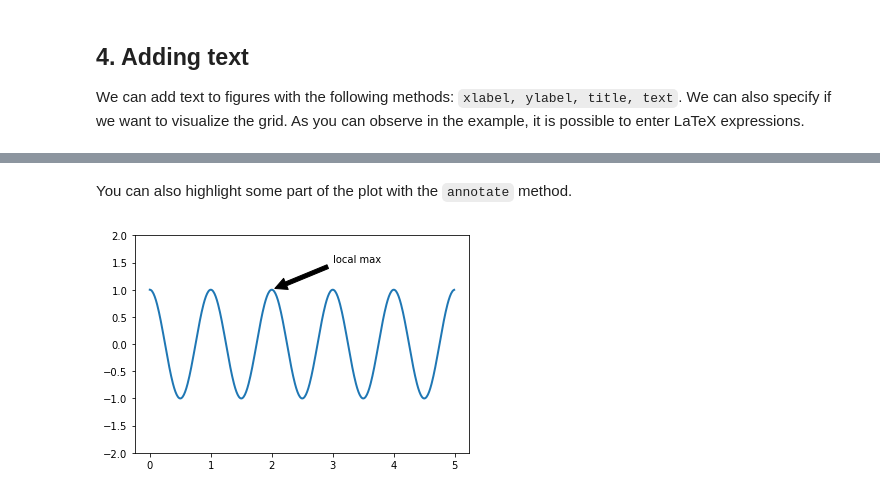
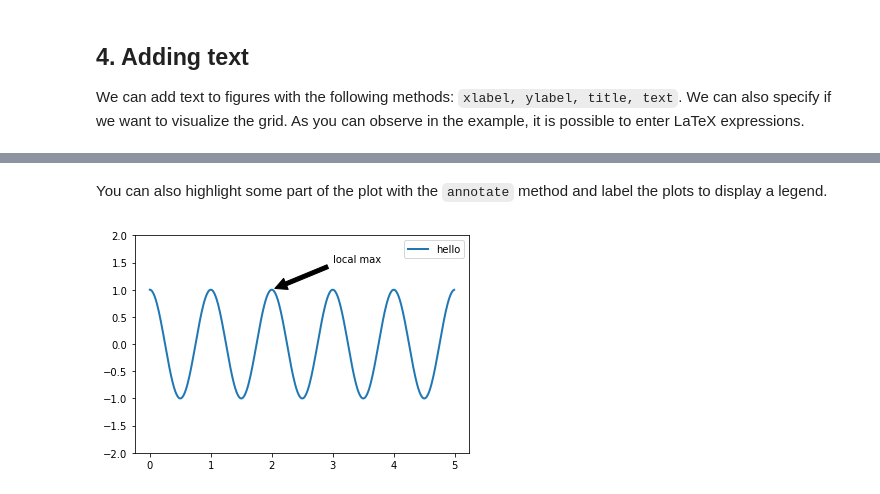
Before and after one commit to claudia-hm/datascience-explained, a Jupyter notebook: visualization/Matplotlib basics.ipynb, the cells around one changed output, grey strips where cells are left out. Drawn from its saved outputs; the diff is of its cells as text; code cells hidden in the pictures.

Commit message:
added fill_between and legend in matplotlib

````diff
--- a/visualization/Matplotlib basics.ipynb
+++ b/visualization/Matplotlib basics.ipynb
@@ -275,17 +290,17 @@ plt.show()
 # %% [markdown]
-You can also highlight some part of the plot with the ```annotate``` method.
+You can also highlight some part of the plot with the ```annotate``` method and label the plots to display a legend.
 # %%
 ax = plt.subplot()
 
 t = np.arange(0.0, 5.0, 0.01)
 s = np.cos(2*np.pi*t)
-line, = plt.plot(t, s, lw=2)
+line, = plt.plot(t, s, lw=2, label="hello")
 
 plt.annotate('local max', xy=(2, 1), xytext=(3, 1.5),
              arrowprops=dict(facecolor='black', shrink=0.05),
              )
-
+plt.legend()
 plt.ylim(-2, 2)
 plt.show()
 # %% [output]
-[figure, old version]
+[figure, new version]
````
Also changed, not shown: parts of 7 cells of this notebook.
